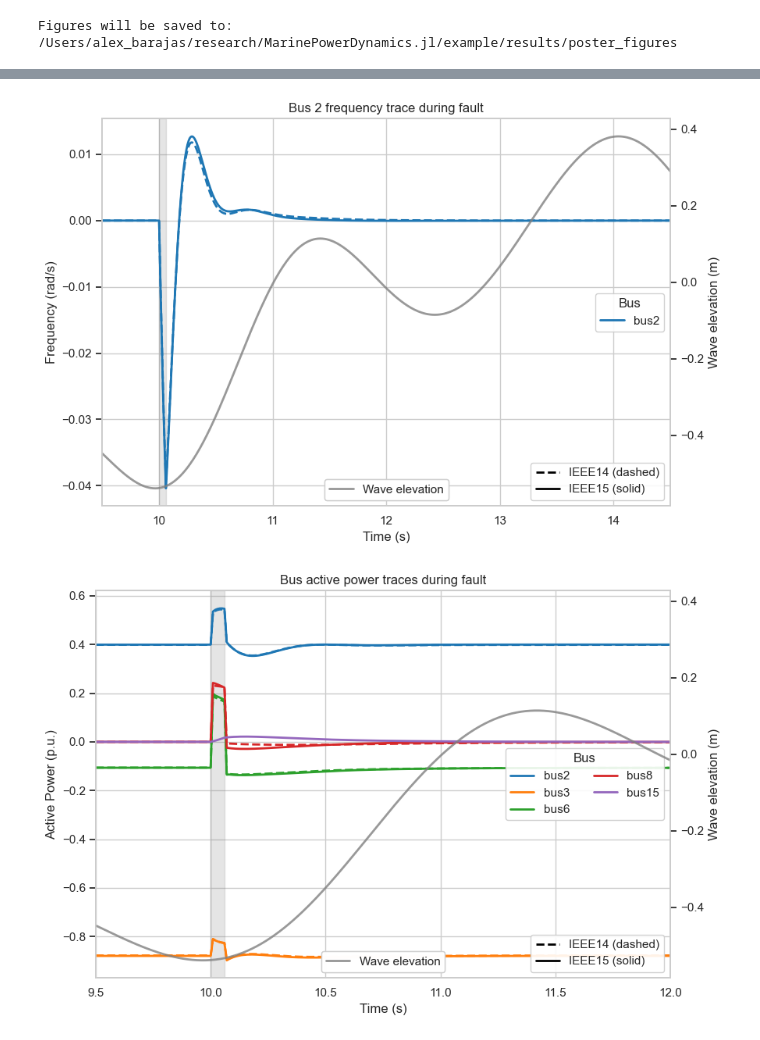
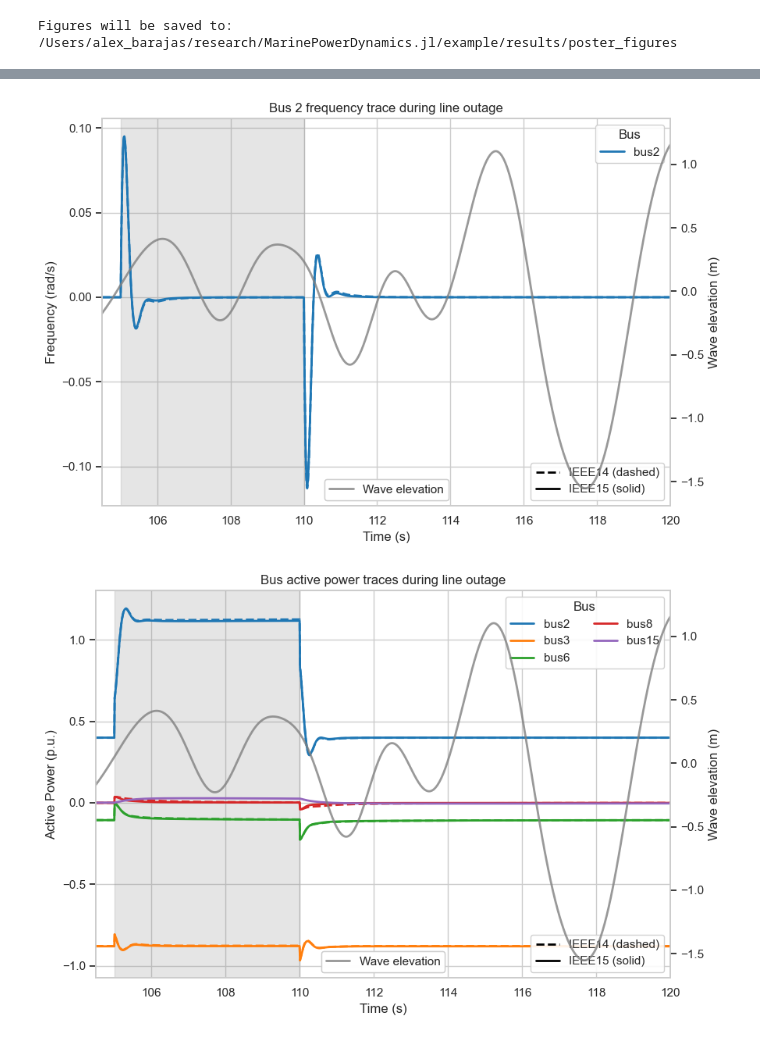
Before and after one commit to barajale/MarinePowerDynamics.jl, a Jupyter notebook: example/NAPS_figures.ipynb, the cells around one changed output, grey strips where cells are left out. Saved outputs shown, nothing was run; the diff lists cells and outputs as text; code cells hidden in the pictures.

```diff
--- a/example/NAPS_figures.ipynb
+++ b/example/NAPS_figures.ipynb
@@ -580,15 +645,15 @@ if bus in freq_series_15:
     ax_freq.plot(time_fault, freq_series_15[bus], linestyle="-", linewidth=2, color=color)
 
 # Labels, window, fault span
-ax_freq.axvspan(fault_span[0], fault_span[1], color="gray", alpha=0.2)
+ax_freq.axvspan(fault_span[0], fault_span[1], color="gray", alpha=0.2, label=fault_label)
 ax_freq.set_xlabel("Time (s)")
 ax_freq.set_ylabel("Frequency (rad/s)")
-ax_freq.set_title("Bus 8 frequency trace during fault")
-ax_freq.set_xlim(9.5, 14.5)
+ax_freq.set_title("Bus 8 frequency trace during line outage")
+ax_freq.set_xlim((104.5, 120))
 
 # Legends: bus
 bus_handle = plt.Line2D([0], [0], color=color, lw=2)
-bus_legend = ax_freq.legend([bus_handle], [bus], loc="center right", title="Bus")
+bus_legend = ax_freq.legend([bus_handle], [bus], loc="upper right", title="Bus")
 ax_freq.add_artist(bus_legend)
 
 # Legends: style
@@ -599,7 +664,7 @@ if bus in freq_series_15:
     style_handles.append(plt.Line2D([0], [0], color="black", linestyle="-", linewidth=2, label="IEEE15 (solid)"))
 style_legend = None
 if style_handles:
-    style_legend = ax_freq.legend(handles=style_handles, loc="lower right")
+    style_legend = ax_freq.legend(handles=style_handles, loc="lower center")
     ax_freq.add_artist(style_legend)
 
 # Twin axis for wave elevation — keep it on TOP, transparent, no grid
@@ -608,12 +673,13 @@ ax_wave.set_zorder(ax_freq.get_zorder() + 1)   # ensure wave line is visible
 ax_wave.patch.set_visible(False)                # transparent background
 ax_wave.grid(False)
 
-wave_mask = (wave_time >= 9.5) & (wave_time <= 14.5)
+wavem = get_window("bus_frequency", "bus8", multi_fault_window)
+wave_mask = (wave_time >= wavem[0]) & (wave_time <= wavem[1])
 wave_legend = None
 if np.any(wave_mask):
     wave_line, = ax_wave.plot(wave_time[wave_mask], wave_elev[wave_mask], color="gray", alpha=0.8, linewidth=2)
     ax_wave.set_ylabel("Wave elevation (m)")
-    wave_legend = ax_freq.legend([wave_line], ["Wave elevation"], loc="lower center")
+    wave_legend = ax_freq.legend([wave_line], ["Wave elevation"], loc="upper left")
     ax_freq.add_artist(wave_legend)
 else:
     ax_wave.set_ylabel("Wave elevation (m)")
@@ -735,11 +802,11 @@ if bus in freq_series_15:
     ax_freq.plot(time_fault, freq_series_15[bus], linestyle="-", linewidth=2, color=color)
 
 # --- Labels, window, fault span ---
-ax_freq.axvspan(fault_span[0], fault_span[1], color="gray", alpha=0.2)
+ax_freq.axvspan(fault_span[0], fault_span[1], color="gray", alpha=0.2, label=fault_label)
 ax_freq.set_xlabel("Time (s)")
 ax_freq.set_ylabel("Frequency (rad/s)")
-ax_freq.set_title("Bus 6 frequency trace during fault")
-ax_freq.set_xlim(9.5, 14.5)
+ax_freq.set_title("Bus 6 frequency trace during line outage")
+ax_freq.set_xlim((104.5, 120))
 
 # --- Bus legend ---
 bus_handle = plt.Line2D([0], [0], color=color, lw=2)
@@ -763,7 +830,8 @@ ax_wave.set_zorder(ax_freq.get_zorder() + 1)   # wave line visible
 ax_wave.patch.set_visible(False)                # transparent background
 ax_wave.grid(False)
 
-wave_mask = (wave_time >= 9.5) & (wave_time <= 14.5)
+wavem = get_window("bus_frequency", "bus6", multi_fault_window)
+wave_mask = (wave_time >= wavem[0]) & (wave_time <= wavem[1])
 wave_legend = None
 if np.any(wave_mask):
     wave_line, = ax_wave.plot(wave_time[wave_mask], wave_elev[wave_mask], color="gray", alpha=0.8, linewidth=2)
@@ -808,15 +876,15 @@ if bus in freq_series_15:
     ax_freq.plot(time_fault, freq_series_15[bus], linestyle="-", linewidth=2, color=color)
 
 # --- Labels, window, fault span ---
-ax_freq.axvspan(fault_span[0], fault_span[1], color="gray", alpha=0.2)
+ax_freq.axvspan(fault_span[0], fault_span[1], color="gray", alpha=0.2, label=fault_label)
 ax_freq.set_xlabel("Time (s)")
 ax_freq.set_ylabel("Frequency (rad/s)")
-ax_freq.set_title("Bus 2 frequency trace during fault")
-ax_freq.set_xlim(9.5, 14.5)
+ax_freq.set_title("Bus 2 frequency trace during line outage")
+ax_freq.set_xlim((104.5, 120))
 
 # --- Bus legend ---
 bus_handle = plt.Line2D([0], [0], color=color, lw=2)
-bus_legend = ax_freq.legend([bus_handle], [bus], loc="center right", title="Bus")
+bus_legend = ax_freq.legend([bus_handle], [bus], loc="upper right", title="Bus")
 ax_freq.add_artist(bus_legend)
 
 # --- Style legend ---
@@ -836,7 +904,8 @@ ax_wave.set_zorder(ax_freq.get_zorder() + 1)   # wave line visible
 ax_wave.patch.set_visible(False)                # transparent background
 ax_wave.grid(False)
 
-wave_mask = (wave_time >= 9.5) & (wave_time <= 14.5)
+wavem = get_window("bus_frequency", "bus2", multi_fault_window)
+wave_mask = (wave_time >= wavem[0]) & (wave_time <= wavem[1])
 wave_legend = None
 if np.any(wave_mask):
     wave_line, = ax_wave.plot(wave_time[wave_mask], wave_elev[wave_mask], color="gray", alpha=0.8, linewidth=2)
@@ -858,7 +927,7 @@ fig.tight_layout()
 fig.savefig(fig_dir / "bus2_frequency_fault.png", dpi=300)
 plt.show()
 # %% [output]
-[figure, old version]
+[figure, new version]
 # %%
 # Figure 5 - Bus active power traces with wave elevation overlay
 # (same layout/legends/layering as your frequency figure)
@@ -895,17 +964,17 @@ for bus in freq_buses:
         ax_p.plot(time_fault, p_series_15[bus], linestyle="-", linewidth=2, color=color)
 
 # --- Fault window ---
-ax_p.axvspan(fault_span[0], fault_span[1], color="gray", alpha=0.2)
+ax_p.axvspan(fault_span[0], fault_span[1], color="gray", alpha=0.2, label=fault_label)
 
 # --- Axis labels and limits ---
 ax_p.set_xlabel("Time (s)")
 ax_p.set_ylabel("Active Power (p.u.)")
-ax_p.set_title("Bus active power traces during fault")
-ax_p.set_xlim(9.5, 12.0)
+ax_p.set_title("Bus active power traces during line outage")
+ax_p.set_xlim((104.5, 120.0))
 
 # --- Bus legend ---
 bus_handles = [plt.Line2D([0], [0], color=colors[bus], lw=2) for bus in freq_buses]
-bus_legend = ax_p.legend(bus_handles, freq_buses, loc="center right", ncol=2, title="Bus")
+bus_legend = ax_p.legend(bus_handles, freq_buses, loc="upper right", ncol=2, title="Bus")
 ax_p.add_artist(bus_legend)
 
 # --- Style legend (IEEE14 vs IEEE15) ---
@@ -913,35 +982,35 @@ style_handles = [
     plt.Line2D([0], [0], color="black", linestyle="--", linewidth=2, label="IEEE14 (dashed)"),
     plt.Line2D([0], [0], color="black", linestyle="-",  linewidth=2, label="IEEE15 (solid)"),
 ]
 style_legend = ax_p.legend(handles=style_handles, loc="lower right")
 ax_p.add_artist(style_legend)
 
 # --- Twin y-axis for wave elevation (on top, transparent, no grid) ---
 ax_wave = ax_p.twinx()
 ax_wave.set_zorder(ax_p.get_zorder() + 1)   # keep wave line visible
 ax_wave.patch.set_visible(False)            # transparent background
 ax_wave.grid(False)
 
-wave_mask = (wave_time >= 9.5) & (wave_time <= 14.5)
+wave_mask = (wave_time >= plot_window_active[0]) & (wave_time <= plot_window_active[1])
 wave_line, = ax_wave.plot(wave_time[wave_mask], wave_elev[wave_mask], color="gray", alpha=0.8, linewidth=2)
 ax_wave.set_ylabel("Wave elevation (m)")
 
 # --- Wave legend ---
 wave_legend = ax_p.legend([wave_line], ["Wave elevation"], loc="lower center")
 ax_p.add_artist(wave_legend)
 
 # --- Keep all legends on top and readable ---
 for lg in [bus_legend, style_legend, wave_legend]:
     lg.set_zorder(50)
     lg.get_frame().set_facecolor("white")
     lg.get_frame().set_alpha(0.9)
 
 # --- Layout & save ---
 fig.tight_layout()
 fig.savefig(fig_dir / "bus_multi_active_power_fault.png", dpi=300)
 plt.show()
 # %% [output]
-[figure, old version]
+[figure, new version]
 # %%
 # Figure – Bus 2 active power trace with wave elevation overlay
 bus = "bus2"
```
Also changed, not shown: parts of 20 cells of this notebook, 5 other files.
